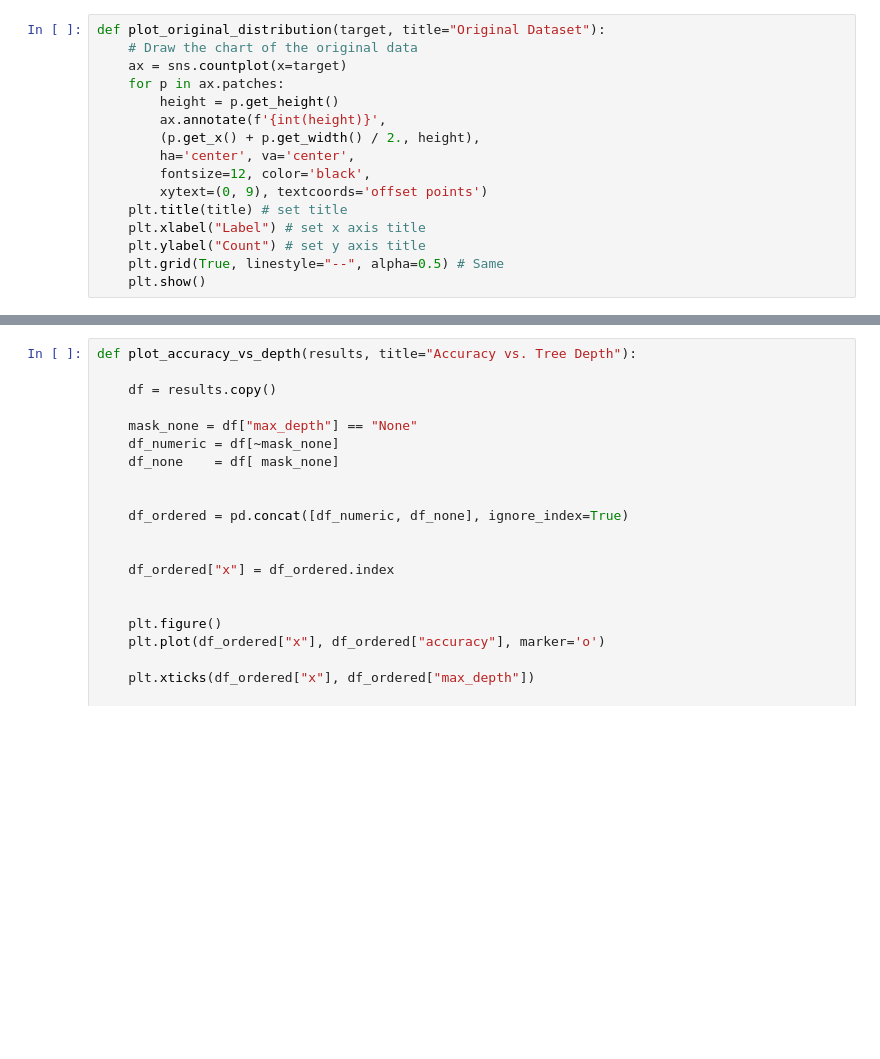
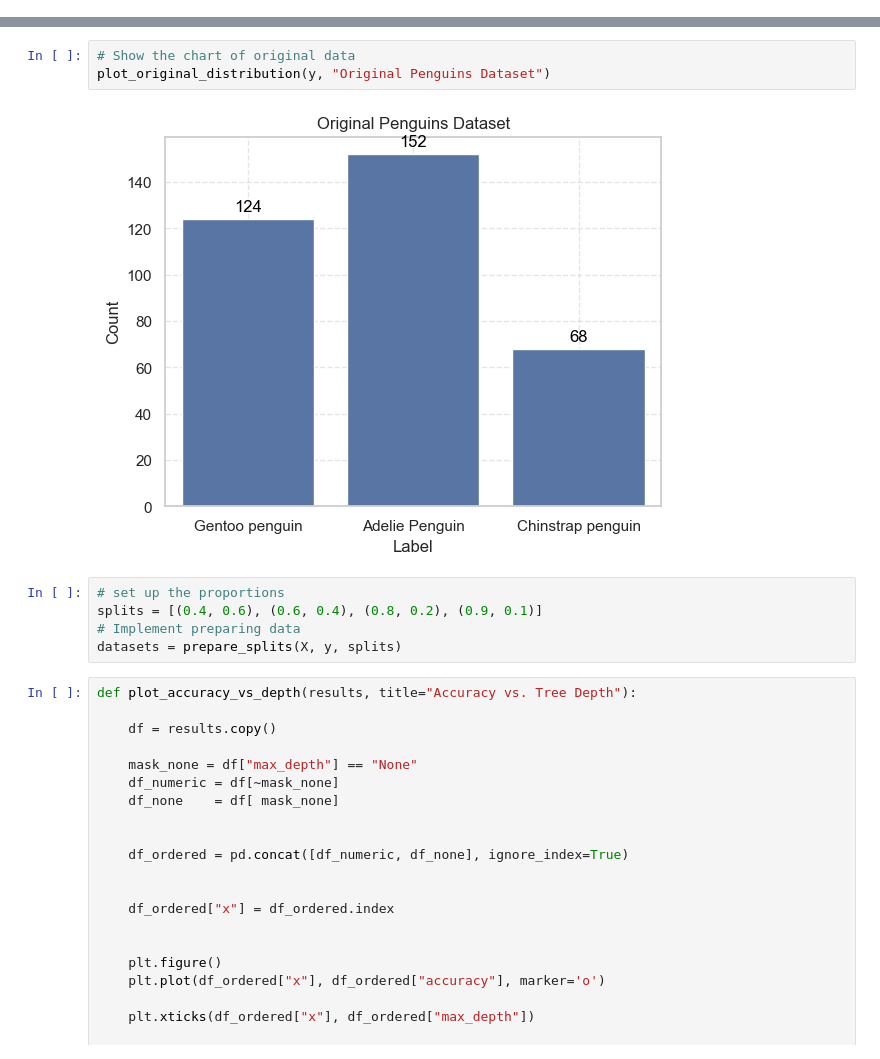
Before and after one commit to tapoiya28/Project2-Decision-Tree-Using-Scikitlearn, a Jupyter notebook: penguins.ipynb, the cells around one changed output, grey strips where cells are left out. Saved outputs shown, nothing was run; the diff lists cells and outputs as text; blank space fills up the shorter version.

```diff
--- a/penguins.ipynb
+++ b/penguins.ipynb
@@ -236,17 +228 @@ def plot_class_distributions(datasets, splits, title):
         plt.show()
-# %%
-def plot_original_distribution(target, title="Original Dataset"):
-    # Draw the chart of the original data
-    ax = sns.countplot(x=target)
-    for p in ax.patches:
-        height = p.get_height()
-        ax.annotate(f'{int(height)}',
-        (p.get_x() + p.get_width() / 2., height),
-        ha='center', va='center',
-        fontsize=12, color='black',
-        xytext=(0, 9), textcoords='offset points')
-    plt.title(title) # set title
-    plt.xlabel("Label") # set x axis title
-    plt.ylabel("Count") # set y axis title
-    plt.grid(True, linestyle="--", alpha=0.5) # Same
-    plt.show()
@@ -297,3 +229,13 @@ def analyze_accuracy_vs_depth(dataset, feature_names, class_names, max_depth_val
+# %%
+# Show the chart of original data
+plot_original_distribution(y, "Original Penguins Dataset")
+# %% [output]
+[figure, added]
+# %%
+# set up the proportions
+splits = [(0.4, 0.6), (0.6, 0.4), (0.8, 0.2), (0.9, 0.1)]
+# Implement preparing data
+datasets = prepare_splits(X, y, splits)
 # %%
 def plot_accuracy_vs_depth(results, title="Accuracy vs. Tree Depth"):
 
```
Also changed, not shown: parts of 27 cells of this notebook, 1 other file.
